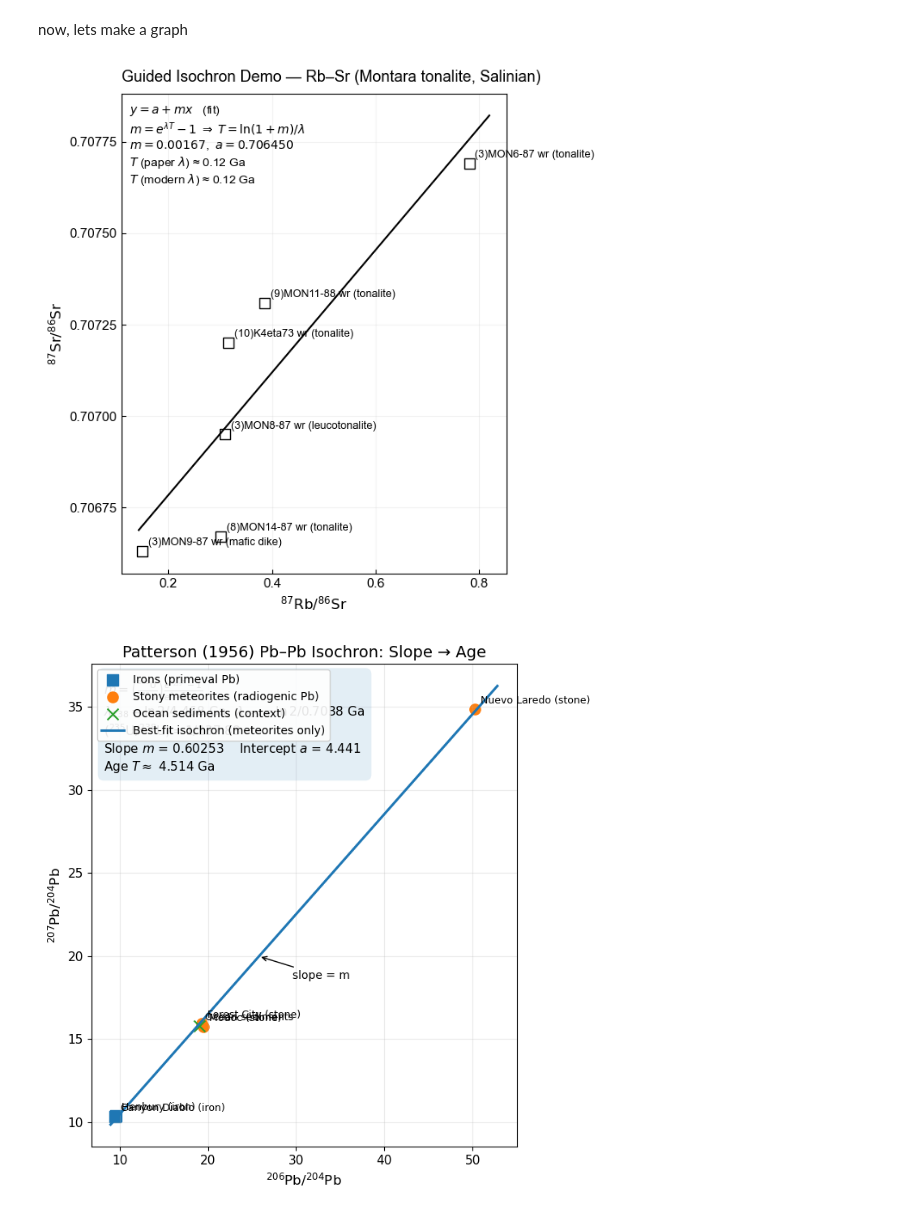
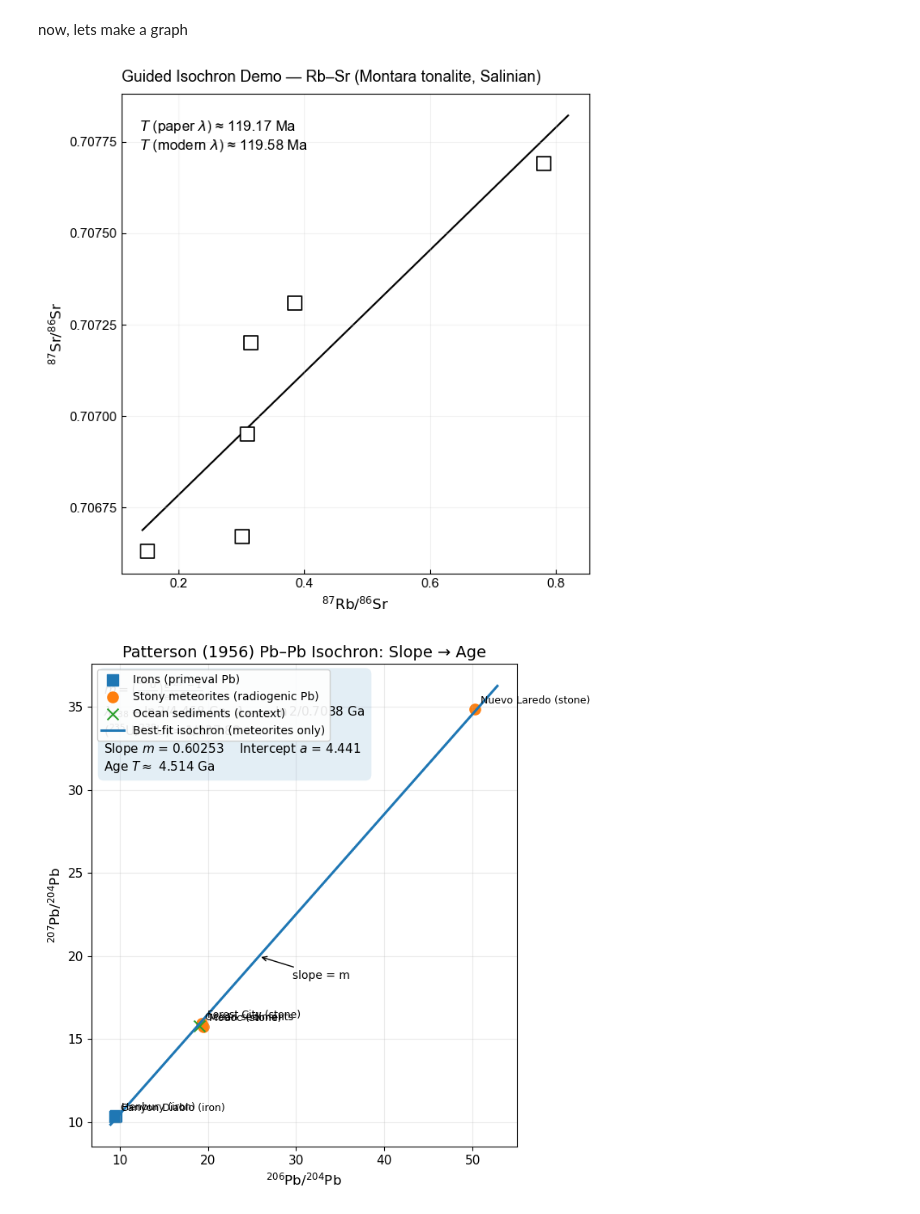
Before and after one commit to boltonhowes22/EarthHistory, a Jupyter notebook: ClassBook/code/ageofearthandmoon.ipynb, the cells around one changed output. Drawn from its saved outputs; the diff is of its cells as text; code cells hidden in the pictures.

```diff
--- a/ClassBook/code/ageofearthandmoon.ipynb
+++ b/ClassBook/code/ageofearthandmoon.ipynb
@@ -217,40 +156,42 @@ now, lets make a graph
 # %%
 plt.figure(figsize=(6.6, 6.6))
 ax = plt.gca()
 
-# Points (no legend; direct labels)
-ax.scatter(x, y, s=85, marker = 's', facecolor = 'white', edgecolors='k')
-for xi, yi, lab in zip(x, y, names):
-    ax.annotate(lab, (xi, yi), xytext=(5, 5),
-                textcoords="offset points", fontsize=9)
+# Draw the best-fit line FIRST so it sits behind the points
+ax.plot(xx, yy, linewidth=1.5, color='k', zorder=1)
 
-# Best-fit line
-ax.plot(xx, yy, linewidth=1.5, color ='k')
+# Draw the points AFTER (bigger squares, on top of line)
+ax.scatter(
+    x, y,
+    s=130,                    # ← a bit larger
+    marker='s',
+    facecolor='white',        # filled white so it masks the line
+    edgecolors='k',
+    linewidths=1.2,
+    zorder=3                  # ← above the line
+)
 
-# Minimal axes
+# Minimal axes and title
 ax.set_xlabel(r"$^{87}\mathrm{Rb}/^{86}\mathrm{Sr}$", fontsize=12)
 ax.set_ylabel(r"$^{87}\mathrm{Sr}/^{86}\mathrm{Sr}$", fontsize=12)
 ax.set_title("Guided Isochron Demo — Rb–Sr (Montara tonalite, Salinian)", fontsize=13)
-
 ax.tick_params(axis="both", which="major", labelsize=11)
 ax.locator_params(nbins=6)
 
-# Unobtrusive math recap (no background box to keep it 'Tufte')
-txt = (r"$y=a+mx$   (fit)"
-       "\n" r"$m=e^{\lambda T}-1 \;\Rightarrow\; T=\ln(1+m)/\lambda$"
-       f"\n$m={m:.5f}$,  $a={a:.6f}$"
-       f"\n$T$ (paper $\\lambda$) ≈ {T_paper_Ga:.2f} Ga"
-       f"\n$T$ (modern $\\lambda$) ≈ {T_modern_Ga:.2f} Ga")
-ax.text(0.02, 0.98, txt, transform=ax.transAxes,
-        va="top", ha="left", fontsize=10)
+# Findings text
+txt = (
+    f"\n$T$ (paper $\\lambda$) ≈ {T_paper_Ma:.2f} Ma"
+    f"\n$T$ (modern $\\lambda$) ≈ {T_modern_Ma:.2f} Ma"
+)
+ax.text(0.04, 0.98, txt, transform=ax.transAxes, va="top", ha="left", fontsize=12)
 
 plt.tight_layout()
 plt.savefig("montara_rbsr_isochron_tufte.png", dpi=300)
 plt.savefig("montara_rbsr_isochron_tufte.pdf")
 plt.savefig("montara_rbsr_isochron_tufte.svg")
 plt.show()
 # %% [output]
-[figure, old version]
+[figure, new version]
 # %%
 """
 Patterson (1956) Pb–Pb Isochron (Teaching Version)
```
Also changed, not shown: parts of 6 cells of this notebook, 8 other files.
